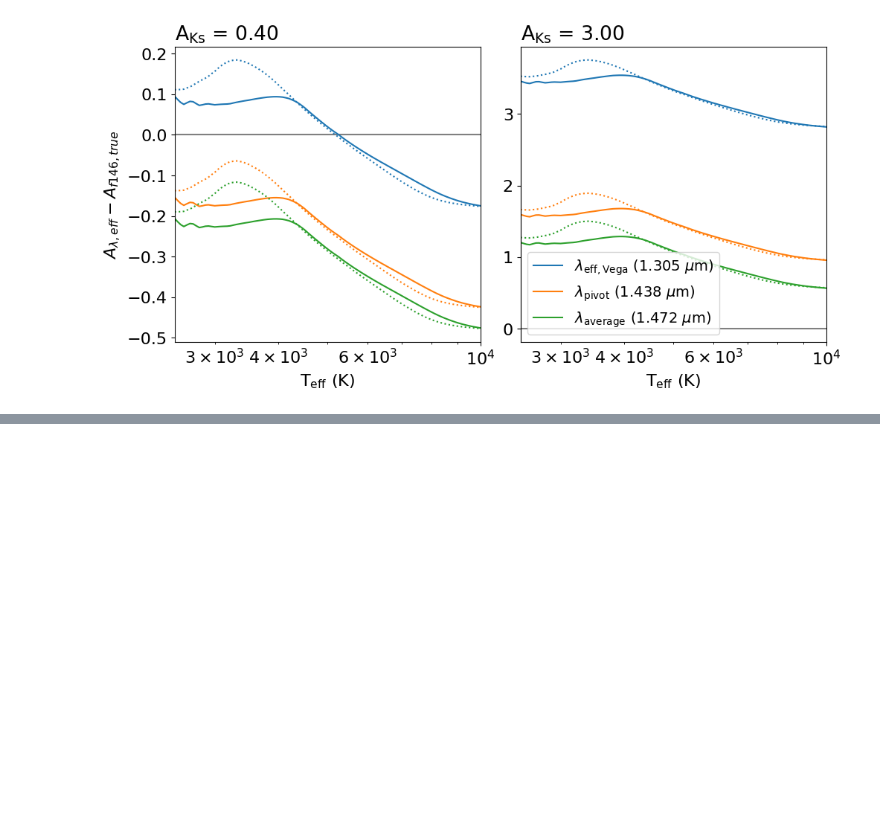
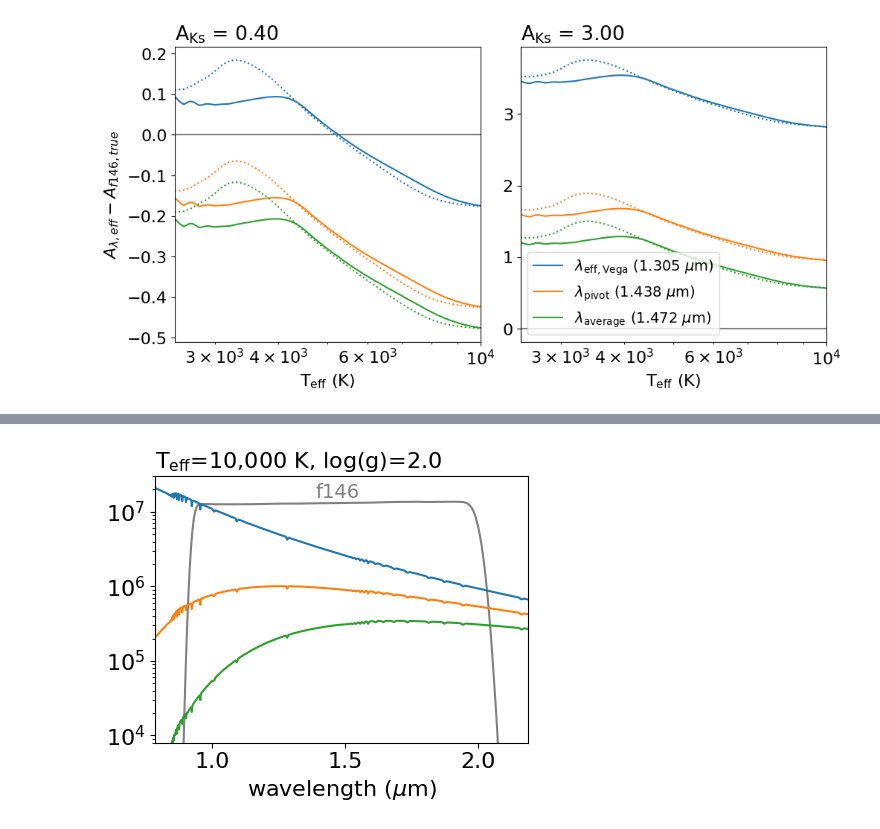
Before and after one commit to hustonm/filter_extinction, a Jupyter notebook: roman_fitting_notebooks/plot_true_roman_extinction.ipynb, the cells around one changed output, grey strips where cells are left out. Cells and saved outputs as stored; diff of their text form; code cells hidden in the pictures; blank space fills up the shorter version.

```diff
--- a/roman_fitting_notebooks/plot_true_roman_extinction.ipynb
+++ b/roman_fitting_notebooks/plot_true_roman_extinction.ipynb
@@ -170,0 +274,23 @@ saving figure
+# %%
+flt = get_filt('F146')
+filt_scale = 2e7
+plt.figure(figsize=(4.7,4))
+plt.plot(flt.wave/1e4, flt.throughput*filt_scale, c="gray")
+plt.text(filt_avgs[-1]/1e4, np.max(flt.throughput)*filt_scale, "f146", c="gray",
+            ha='center', va='bottom', fontsize=14)
+plt.plot(spec2.wave/1e4, spec2.flux, label=r'A$_{\rm Ks}$=0')
+for A_Ks in [0.5,1.0]: #,1.5,2.0]:
+    red = red_law.reddening(A_Ks).resample(spec2.wave)
+    plt.plot(spec2.wave/1e4, (spec2*red).flux, label=fr'A$_{{\rm Ks}}$={A_Ks:.1f}')
+plt.xlim(min(flt.wave/1e4)-0.1,max(flt.wave/1e4)+0.1)
+plt.ylim(8e3,3e7)
+plt.yscale('log')
+#plt.legend(loc=4)
+plt.xlabel(r'wavelength ($\mu$m)')
+#plt.ylabel(r'flux (erg s$^{−1}$ cm$^{−2}$ $\AA^{−1}$)')
+plt.title(r'T$_{\rm eff}$=10,000 K, log(g)=2.0', fontsize=16, loc='left')
+plt.tight_layout()
+plt.savefig('figures/ext_spectrum2.png')
+plt.savefig('figures/ext_spectrum2.pdf')
+# %% [output]
+[figure, added]
```
Also changed, not shown: parts of 10 cells of this notebook.
